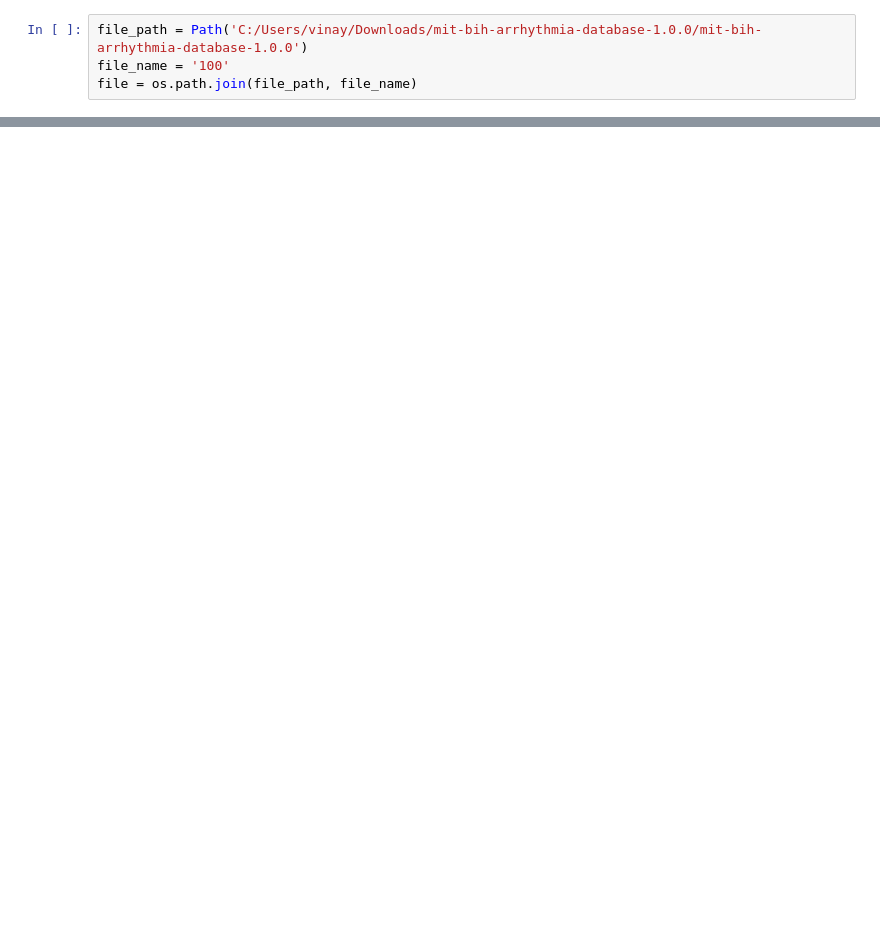
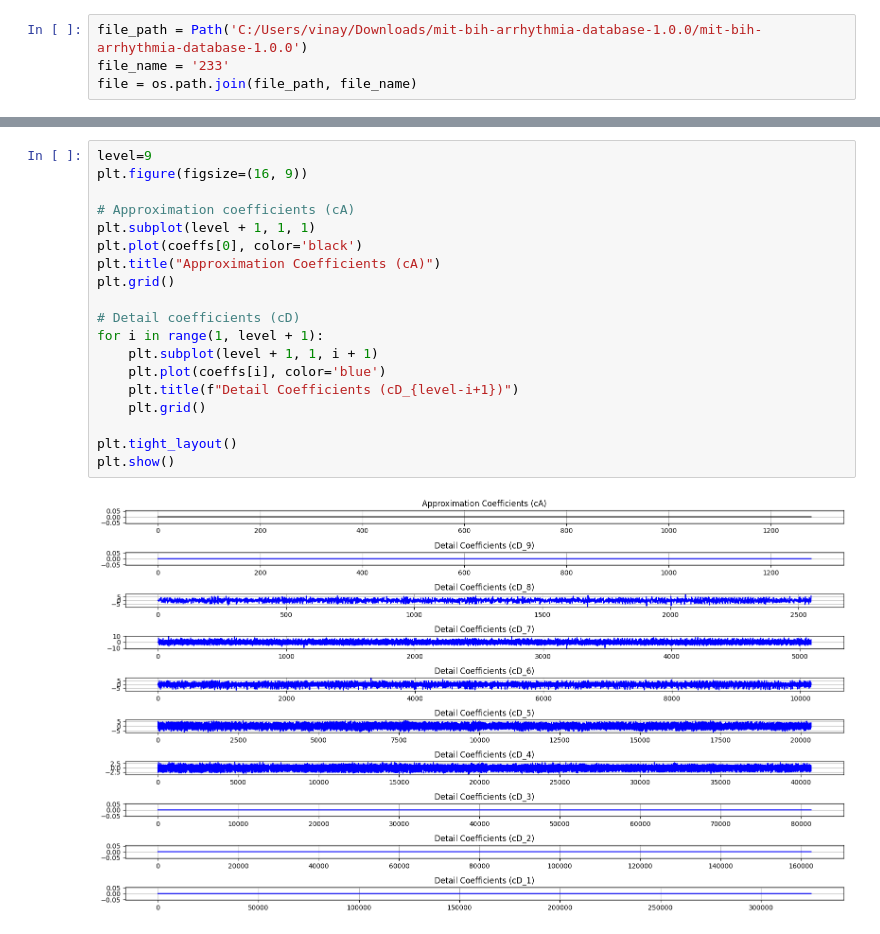
Before and after one commit to Cobrachainsaw/Arrhythmia_real_time_system, a Jupyter notebook: model.ipynb, the cells around one changed output, grey strips where cells are left out. Saved outputs shown, nothing was run; the diff lists cells and outputs as text; blank space fills up the shorter version.

```diff
--- a/model.ipynb
+++ b/model.ipynb
@@ -7,6 +18,6 @@ import matplotlib.pyplot as plt
 # %%
 file_path = Path('C:/Users/vinay/Downloads/mit-bih-arrhythmia-database-1.0.0/mit-bih-arrhythmia-database-1.0.0')
-file_name = '100'
+file_name = '233'
 file = os.path.join(file_path, file_name)
 # %%
 signal, field = wfdb.rdsamp(file)
@@ -16,0 +41,21 @@ d_frame = data[0]
+# %%
+level=9
+plt.figure(figsize=(16, 9))
+
+# Approximation coefficients (cA)
+plt.subplot(level + 1, 1, 1)
+plt.plot(coeffs[0], color='black')
+plt.title("Approximation Coefficients (cA)")
+plt.grid()
+
+# Detail coefficients (cD)
+for i in range(1, level + 1):
+    plt.subplot(level + 1, 1, i + 1)
+    plt.plot(coeffs[i], color='blue')
+    plt.title(f"Detail Coefficients (cD_{level-i+1})")
+    plt.grid()
+
+plt.tight_layout()
+plt.show()
+# %% [output]
+[figure, added]
```
Also changed, not shown: parts of 30 cells of this notebook, 2 other files.
